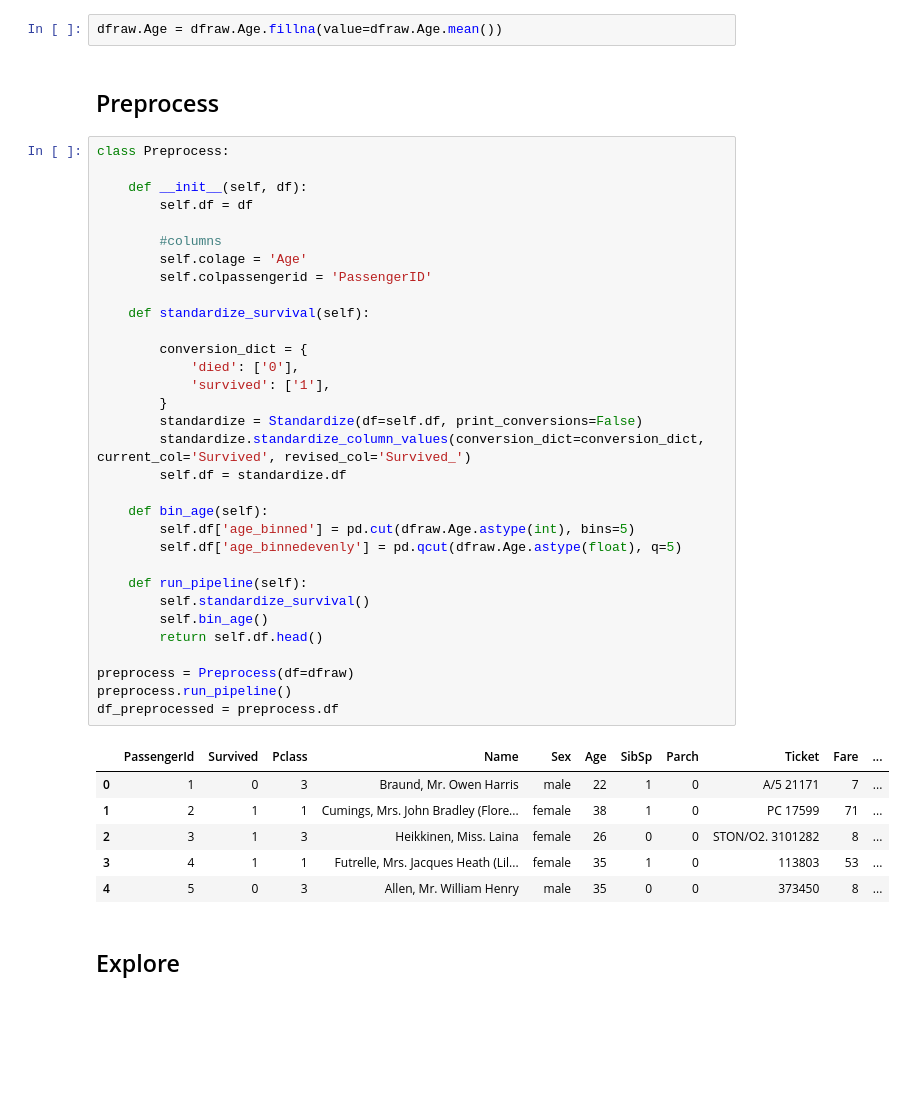
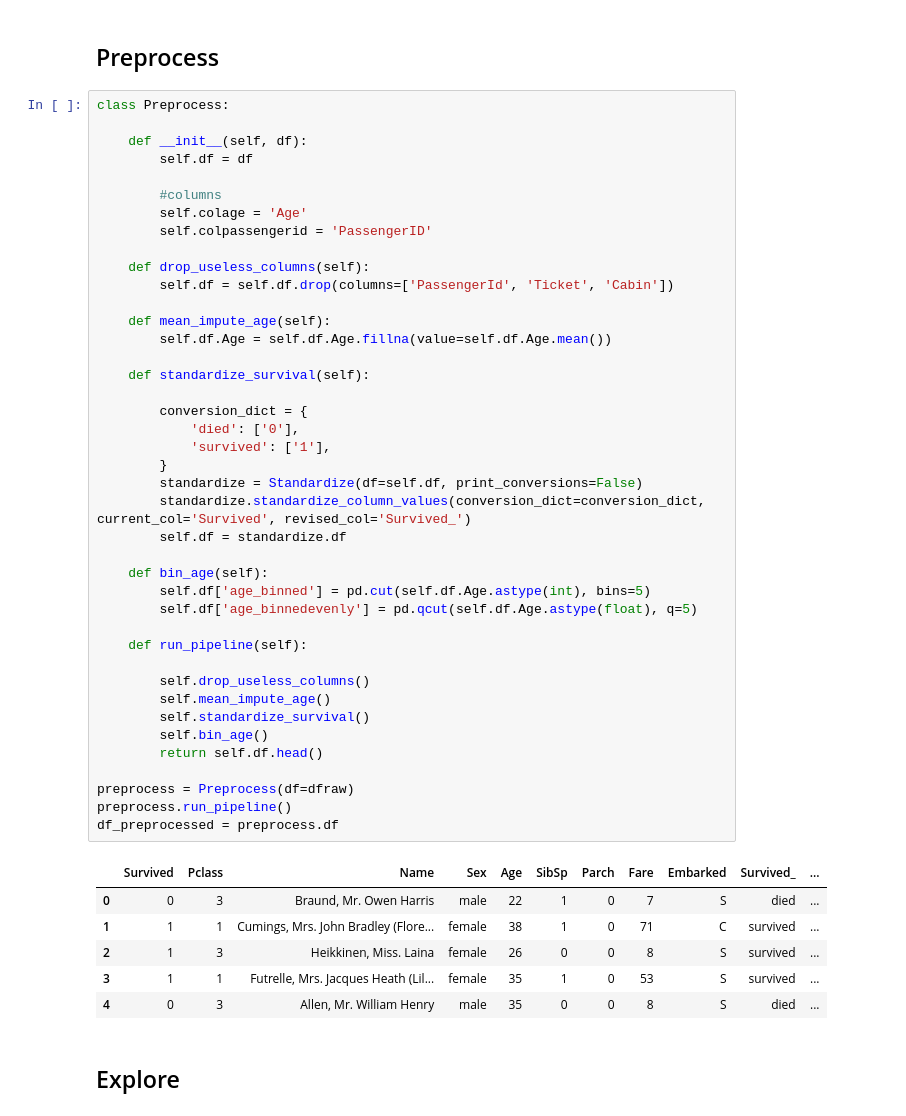
Before and after one commit to Sburi/Surviving-the-Titanic, a Jupyter notebook: main_scripts/Predicting_survival.ipynb, the cells around one changed output. Drawn from its saved outputs; the diff is of its cells as text; blank space fills up the shorter version.

```diff
--- a/main_scripts/Predicting_survival.ipynb
+++ b/main_scripts/Predicting_survival.ipynb
@@ -41,46 +39,53 @@ dfpreprocessed = dfraw.drop(columns=['PassengerId', 'Ticket', 'Cabin'])
-# %%
-dfraw.Age = dfraw.Age.fillna(value=dfraw.Age.mean())
 # %% [markdown]
 ## Preprocess
 # %%
 class Preprocess:
 
     def __init__(self, df):
         self.df = df
 
         #columns
         self.colage = 'Age'
         self.colpassengerid = 'PassengerID'
+
+    def drop_useless_columns(self):
+        self.df = self.df.drop(columns=['PassengerId', 'Ticket', 'Cabin'])
+
+    def mean_impute_age(self):
+        self.df.Age = self.df.Age.fillna(value=self.df.Age.mean())
 
     def standardize_survival(self):
 
         conversion_dict = {
             'died': ['0'],
             'survived': ['1'],
         }
         standardize = Standardize(df=self.df, print_conversions=False)
         standardize.standardize_column_values(conversion_dict=conversion_dict, current_col='Survived', revised_col='Survived_')
         self.df = standardize.df
 
     def bin_age(self):
-        self.df['age_binned'] = pd.cut(dfraw.Age.astype(int), bins=5)
-        self.df['age_binnedevenly'] = pd.qcut(dfraw.Age.astype(float), q=5)
+        self.df['age_binned'] = pd.cut(self.df.Age.astype(int), bins=5)
+        self.df['age_binnedevenly'] = pd.qcut(self.df.Age.astype(float), q=5)
 
     def run_pipeline(self):
+
+        self.drop_useless_columns()
+        self.mean_impute_age()
         self.standardize_survival()
         self.bin_age()
         return self.df.head()
 
 preprocess = Preprocess(df=dfraw)
 preprocess.run_pipeline()
 df_preprocessed = preprocess.df
 # %% [output]
-|  | PassengerId | Survived | Pclass | Name | Sex | Age | SibSp | Parch | Ticket | Fare | ... |
-| 0 | 1 | 0 | 3 | Braund, Mr. Owen Harris | male | 22 | 1 | 0 | A/5 21171 | 7 | ... |
-| 1 | 2 | 1 | 1 | Cumings, Mrs. John Bradley (Flore... | female | 38 | 1 | 0 | PC 17599 | 71 | ... |
-| 2 | 3 | 1 | 3 | Heikkinen, Miss. Laina | female | 26 | 0 | 0 | STON/O2. 3101282 | 8 | ... |
-| 3 | 4 | 1 | 1 | Futrelle, Mrs. Jacques Heath (Lil... | female | 35 | 1 | 0 | 113803 | 53 | ... |
-| 4 | 5 | 0 | 3 | Allen, Mr. William Henry | male | 35 | 0 | 0 | 373450 | 8 | ... |
+|  | Survived | Pclass | Name | Sex | Age | SibSp | Parch | Fare | Embarked | Survived_ | ... |
+| 0 | 0 | 3 | Braund, Mr. Owen Harris | male | 22 | 1 | 0 | 7 | S | died | ... |
+| 1 | 1 | 1 | Cumings, Mrs. John Bradley (Flore... | female | 38 | 1 | 0 | 71 | C | survived | ... |
+| 2 | 1 | 3 | Heikkinen, Miss. Laina | female | 26 | 0 | 0 | 8 | S | survived | ... |
+| 3 | 1 | 1 | Futrelle, Mrs. Jacques Heath (Lil... | female | 35 | 1 | 0 | 53 | S | survived | ... |
+| 4 | 0 | 3 | Allen, Mr. William Henry | male | 35 | 0 | 0 | 8 | S | died | ... |
 # %% [markdown]
 ## Explore
 # %%
```
Also changed, not shown: parts of 6 cells of this notebook.
